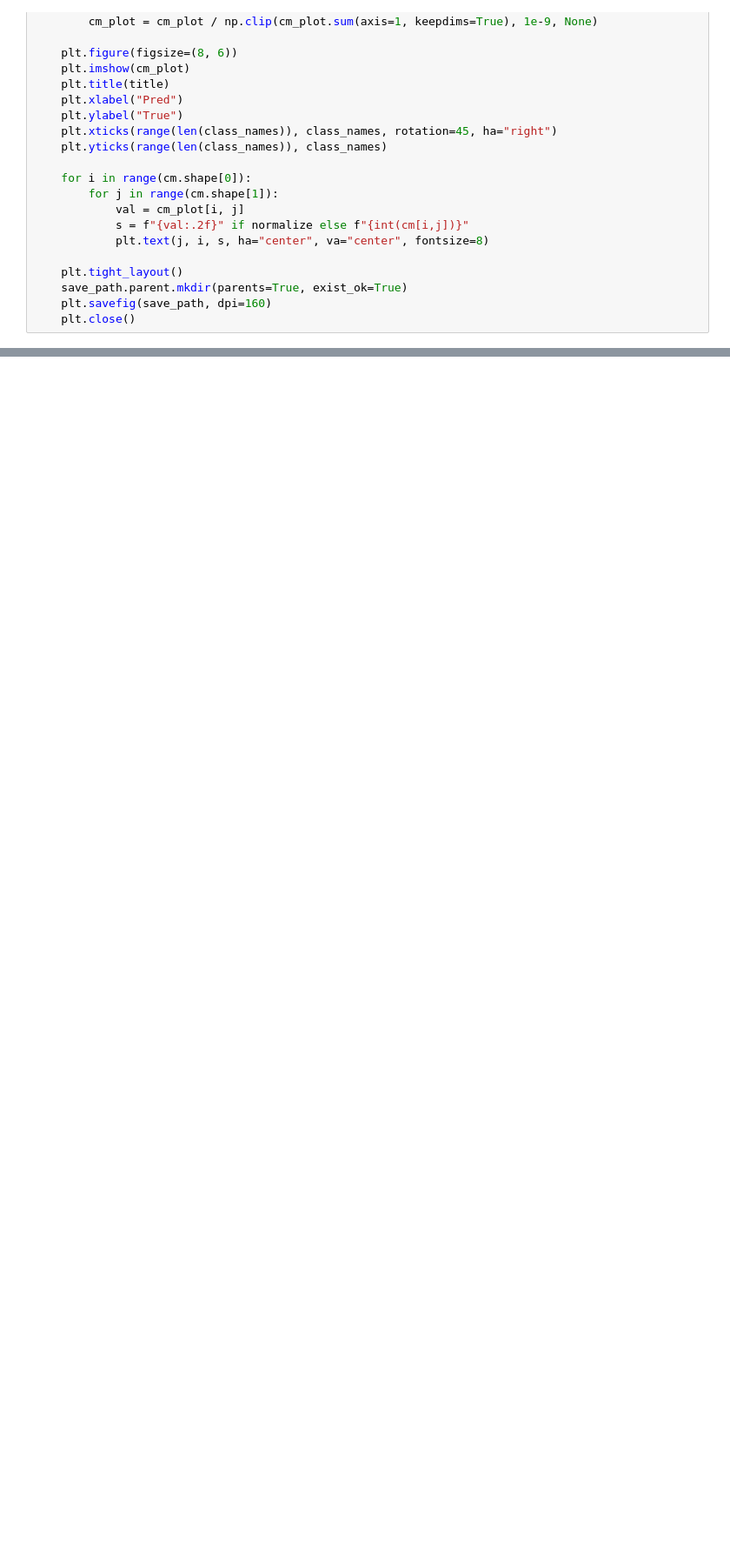
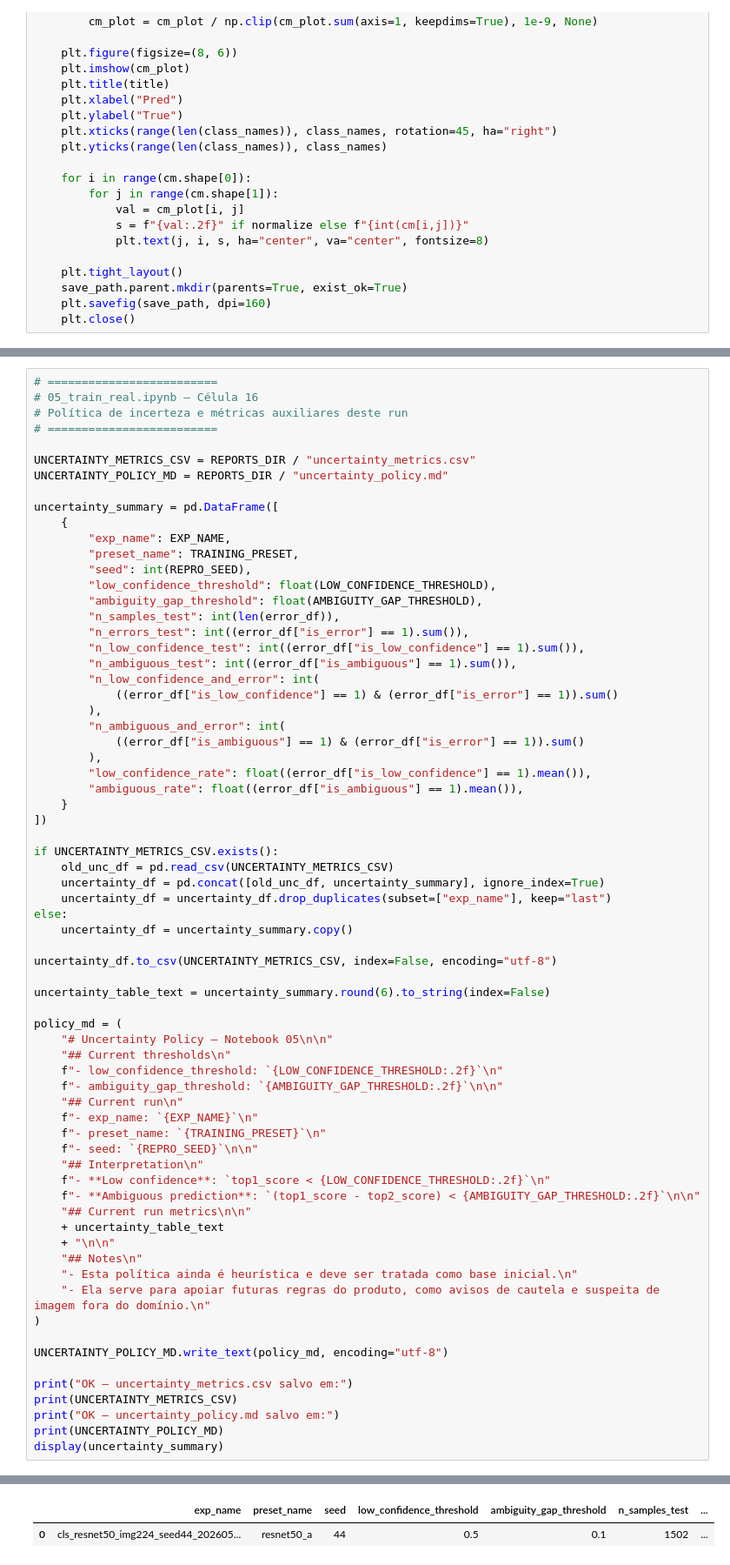
Before and after one commit to decohutz/pimple, a Jupyter notebook: notebooks/05_train_real.ipynb, the cells around one changed output, grey strips where cells are left out. Shown at 87% size. Drawn from its saved outputs; the diff is of its cells as text; blank space fills up the shorter version.

```diff
--- a/notebooks/05_train_real.ipynb
+++ b/notebooks/05_train_real.ipynb
@@ -1304,0 +1541,70 @@ Arquivos gerados:
+# %%
+# =========================
+# 05_train_real.ipynb — Célula 16
+# Política de incerteza e métricas auxiliares deste run
+# =========================
+
+UNCERTAINTY_METRICS_CSV = REPORTS_DIR / "uncertainty_metrics.csv"
+UNCERTAINTY_POLICY_MD = REPORTS_DIR / "uncertainty_policy.md"
+
+uncertainty_summary = pd.DataFrame([
+    {
+        "exp_name": EXP_NAME,
+        "preset_name": TRAINING_PRESET,
+        "seed": int(REPRO_SEED),
+        "low_confidence_threshold": float(LOW_CONFIDENCE_THRESHOLD),
+        "ambiguity_gap_threshold": float(AMBIGUITY_GAP_THRESHOLD),
+        "n_samples_test": int(len(error_df)),
+        "n_errors_test": int((error_df["is_error"] == 1).sum()),
+        "n_low_confidence_test": int((error_df["is_low_confidence"] == 1).sum()),
+        "n_ambiguous_test": int((error_df["is_ambiguous"] == 1).sum()),
+        "n_low_confidence_and_error": int(
+            ((error_df["is_low_confidence"] == 1) & (error_df["is_error"] == 1)).sum()
+        ),
+        "n_ambiguous_and_error": int(
+            ((error_df["is_ambiguous"] == 1) & (error_df["is_error"] == 1)).sum()
+        ),
+        "low_confidence_rate": float((error_df["is_low_confidence"] == 1).mean()),
+        "ambiguous_rate": float((error_df["is_ambiguous"] == 1).mean()),
+    }
+])
+
+if UNCERTAINTY_METRICS_CSV.exists():
+    old_unc_df = pd.read_csv(UNCERTAINTY_METRICS_CSV)
+    uncertainty_df = pd.concat([old_unc_df, uncertainty_summary], ignore_index=True)
+    uncertainty_df = uncertainty_df.drop_duplicates(subset=["exp_name"], keep="last")
+else:
+    uncertainty_df = uncertainty_summary.copy()
+
+uncertainty_df.to_csv(UNCERTAINTY_METRICS_CSV, index=False, encoding="utf-8")
+
+uncertainty_table_text = uncertainty_summary.round(6).to_string(index=False)
+
+policy_md = (
+    "# Uncertainty Policy — Notebook 05\n\n"
+    "## Current thresholds\n"
+    f"- low_confidence_threshold: `{LOW_CONFIDENCE_THRESHOLD:.2f}`\n"
+    f"- ambiguity_gap_threshold: `{AMBIGUITY_GAP_THRESHOLD:.2f}`\n\n"
+    "## Current run\n"
+    f"- exp_name: `{EXP_NAME}`\n"
+    f"- preset_name: `{TRAINING_PRESET}`\n"
+    f"- seed: `{REPRO_SEED}`\n\n"
+    "## Interpretation\n"
+    f"- **Low confidence**: `top1_score < {LOW_CONFIDENCE_THRESHOLD:.2f}`\n"
+    f"- **Ambiguous prediction**: `(top1_score - top2_score) < {AMBIGUITY_GAP_THRESHOLD:.2f}`\n\n"
+    "## Current run metrics\n\n"
+    + uncertainty_table_text
+    + "\n\n"
+    "## Notes\n"
+    "- Esta política ainda é heurística e deve ser tratada como base inicial.\n"
+    "- Ela serve para apoiar futuras regras do produto, como avisos de cautela e suspeita de imagem fora do domínio.\n"
+)
+
+UNCERTAINTY_POLICY_MD.write_text(policy_md, encoding="utf-8")
+
+print("OK — uncertainty_metrics.csv salvo em:")
+print(UNCERTAINTY_METRICS_CSV)
+print("OK — uncertainty_policy.md salvo em:")
+print(UNCERTAINTY_POLICY_MD)
+display(uncertainty_summary)
+# %% [output]
@@ -1304,0 +1615,2 @@ Arquivos gerados:
+|  | exp_name | preset_name | seed | low_confidence_threshold | ambiguity_gap_threshold | n_samples_test | ... |
+| 0 | cls_resnet50_img224_seed44_202605... | resnet50_a | 44 | 0.5 | 0.1 | 1502 | ... |
```
Also changed, not shown: parts of 11 cells of this notebook, 33 other files.
